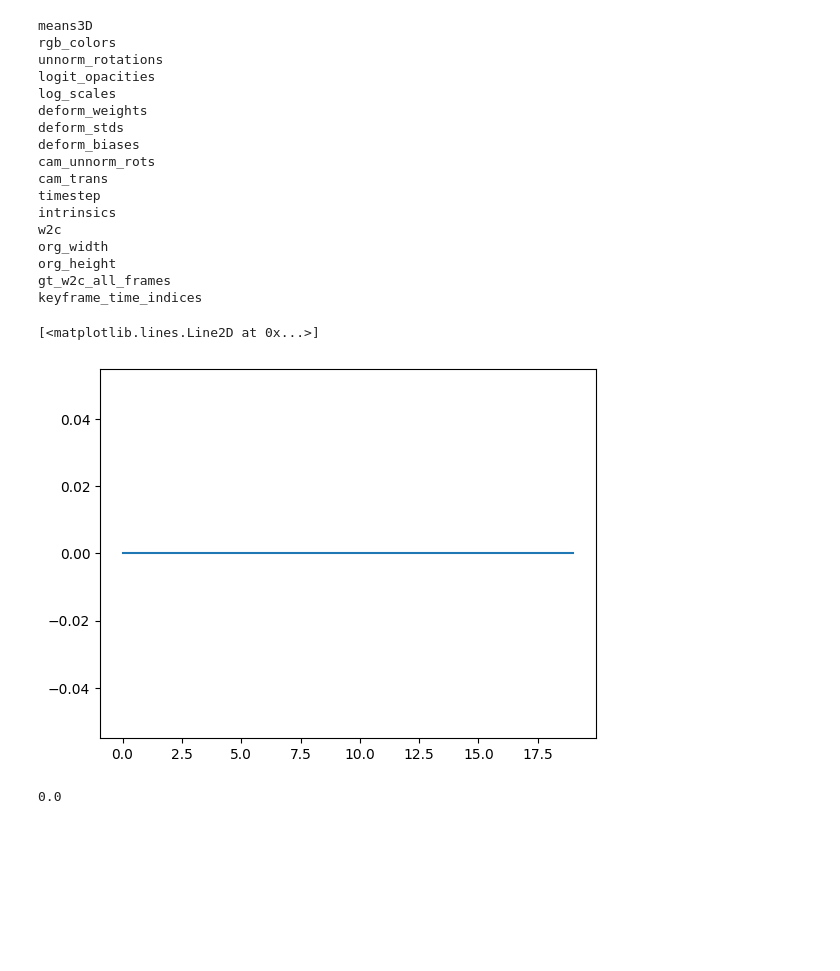
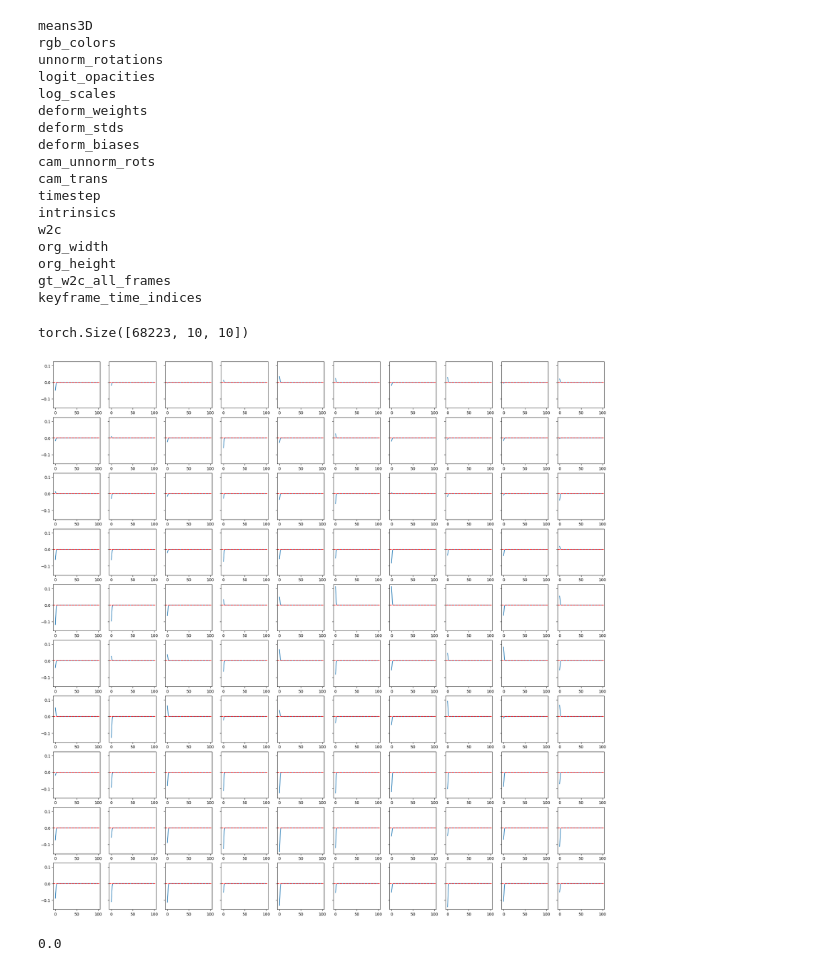
Before and after one commit to nasrelkad/SurgeSplam_deformation, a Jupyter notebook: test_grn.ipynb, the cells around one changed output. Saved outputs shown, nothing was run; the diff lists cells and outputs as text; code cells hidden in the pictures; blank space fills up the shorter version.

Commit message:
first working deformation

```diff
--- a/test_grn.ipynb
+++ b/test_grn.ipynb
@@ -928,8 +928,10 @@ plt.imshow(torch.tensor(depth))
 <matplotlib.image.AxesImage at 0x...>
 [figure]
 # %%
+import torch
 import numpy as np
-params = np.load('/media/thesis_ssd/code/EndoGSLAM/EndoGSLAM/experiments/SCARED/dataset_5/keyframe_4/params.npz')
+import matplotlib.pyplot as plt
+params = np.load('experiments/EndoNerf cutting_deform/cutting_deform/params.npz')
 for k in params.keys():
     print(k)
 # %% [output]
@@ -957,15 +959,22 @@ stds =      torch.tensor(params['deform_stds'])
 
 deforms = []
 deformsx1 = []
-for time in range(20):
+for time in range(100):
     deform = torch.sum(weights*torch.exp(-1/(2*stds**2)*(time-biases)**2),1)
     deforms.append(deform) # Nx10 gaussians deformations
     deformsx1.append(deform[0,0])
-# %%
-plt.plot([deforms[idx][0,0] for idx in range(len(deforms))])
-# %% [output]
-[<matplotlib.lines.Line2D at 0x...>]
-[figure, removed]
+# %%
+weights.shape
+# %% [output]
+torch.Size([68223, 10, 10])
+# %%
+fig,ax = plt.subplots(10,10,figsize = (25,25),sharey=True)
+for i in range(10):
+    for ii in range(10):
+        ax[ii,i].plot([deforms[idx][i+10,ii] for idx in range(len(deforms))])
+        ax[ii,i].axhline(y = 0.0,color = 'r', linestyle = '--')
+# %% [output]
+[figure, added]
 # %%
 # %% [output]
 0.0
```
Also changed, not shown: 6 other files.
